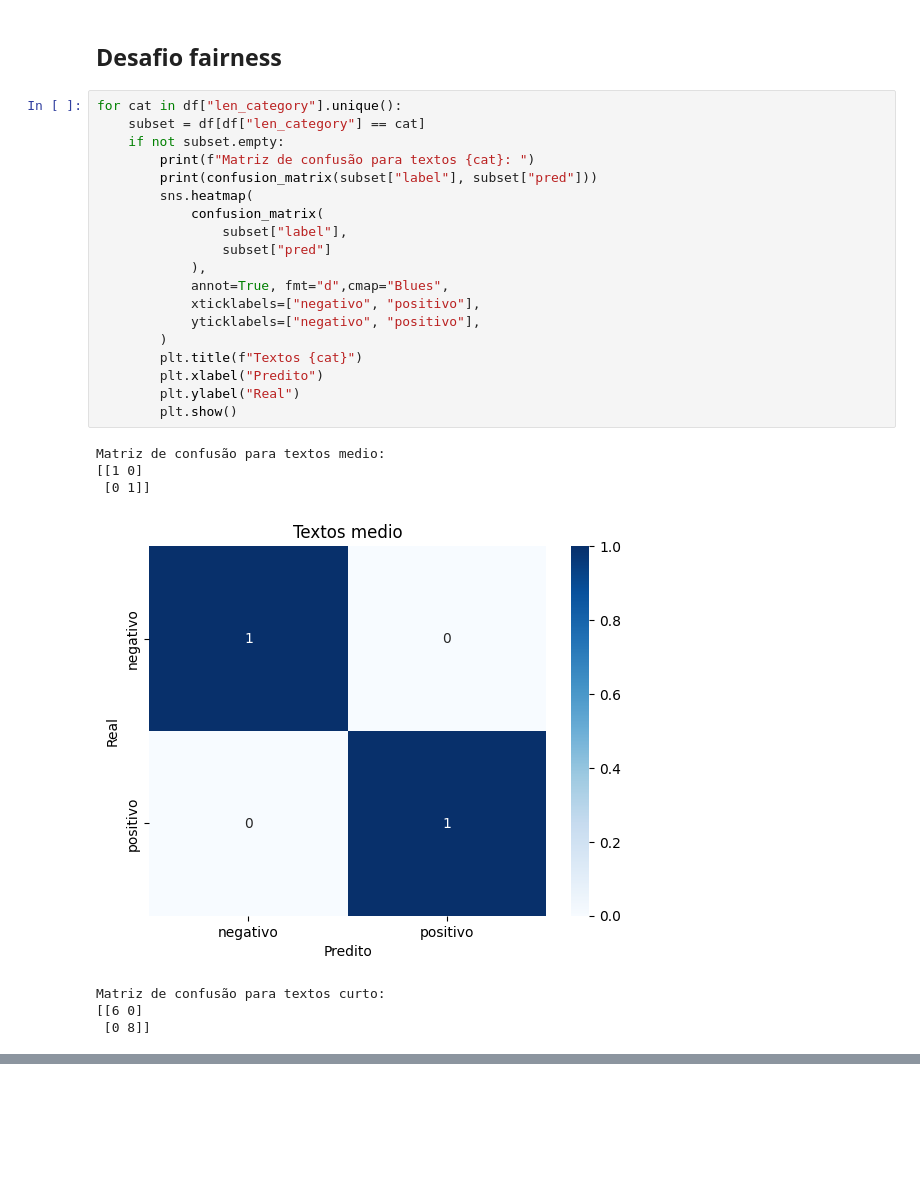
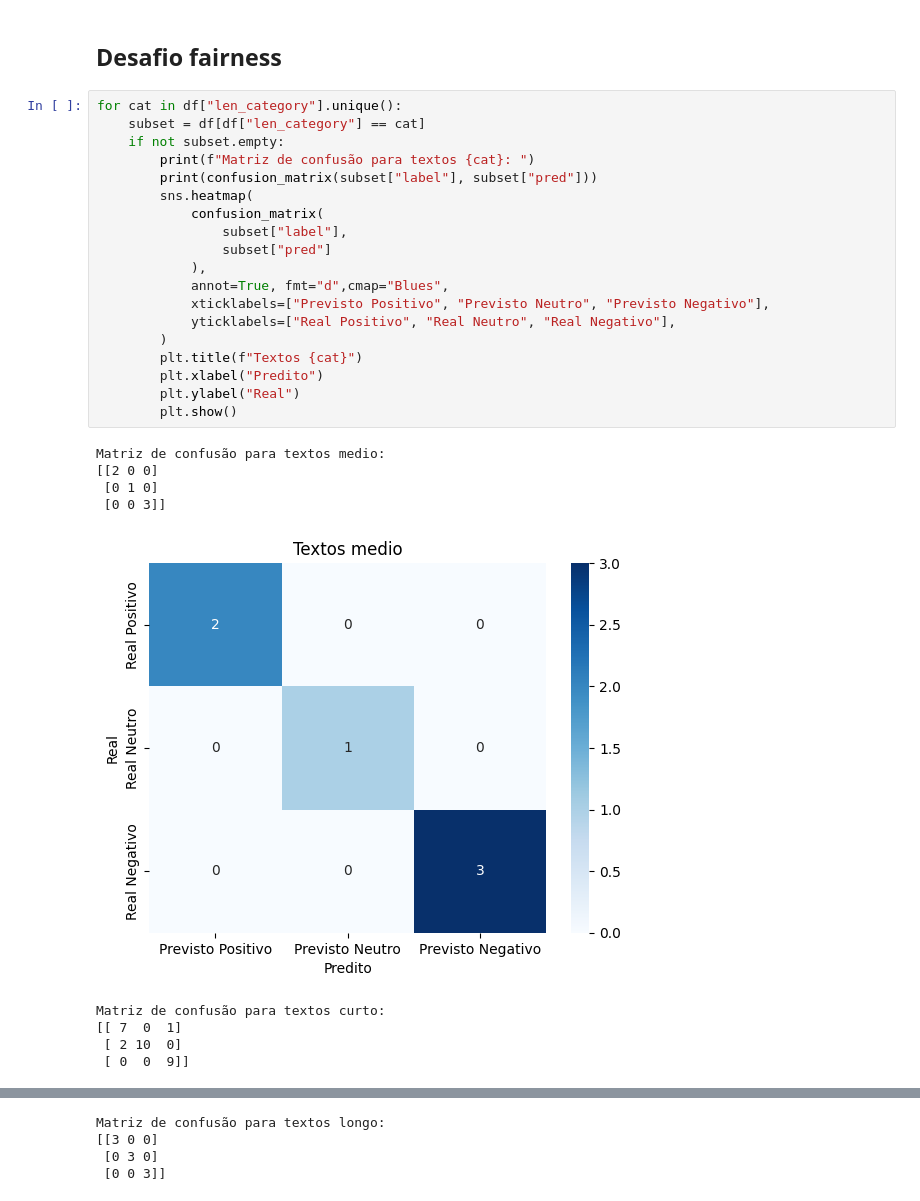
Before and after one commit to rccmodena/mlops_2806, a Jupyter notebook: notebooks/04_monitorar_fairness.ipynb, the cells around one changed output, grey strips where cells are left out. Cells and saved outputs as stored; diff of their text form; blank space fills up the shorter version.

Commit message:
Ajustes neutro

```diff
--- a/notebooks/04_monitorar_fairness.ipynb
+++ b/notebooks/04_monitorar_fairness.ipynb
@@ -135,27 +136,29 @@ Acurária para os textos curto: 1.00 (N=14)
 # %%
 for cat in df["len_category"].unique():
     subset = df[df["len_category"] == cat]
     if not subset.empty:
         print(f"Matriz de confusão para textos {cat}: ")
         print(confusion_matrix(subset["label"], subset["pred"]))
         sns.heatmap(
             confusion_matrix(
                 subset["label"],
                 subset["pred"]
             ),
             annot=True, fmt="d",cmap="Blues",
-            xticklabels=["negativo", "positivo"],
-            yticklabels=["negativo", "positivo"],
+            xticklabels=["Previsto Positivo", "Previsto Neutro", "Previsto Negativo"],
+            yticklabels=["Real Positivo", "Real Neutro", "Real Negativo"],
         )
         plt.title(f"Textos {cat}")
         plt.xlabel("Predito")
         plt.ylabel("Real")
         plt.show()
 # %% [output]
 Matriz de confusão para textos medio:
-[[1 0]
- [0 1]]
+[[2 0 0]
+ [0 1 0]
+ [0 0 3]]
-[figure, old version]
+[figure, new version]
 Matriz de confusão para textos curto:
-[[6 0]
- [0 8]]
+[[ 7  0  1]
+ [ 2 10  0]
+ [ 0  0  9]]
@@ -162,0 +166,4 @@ Matriz de confusão para textos curto:
+Matriz de confusão para textos longo:
+[[3 0 0]
+ [0 3 0]
+ [0 0 3]]
```
Also changed, not shown: parts of 7 cells of this notebook, 10 other files.
